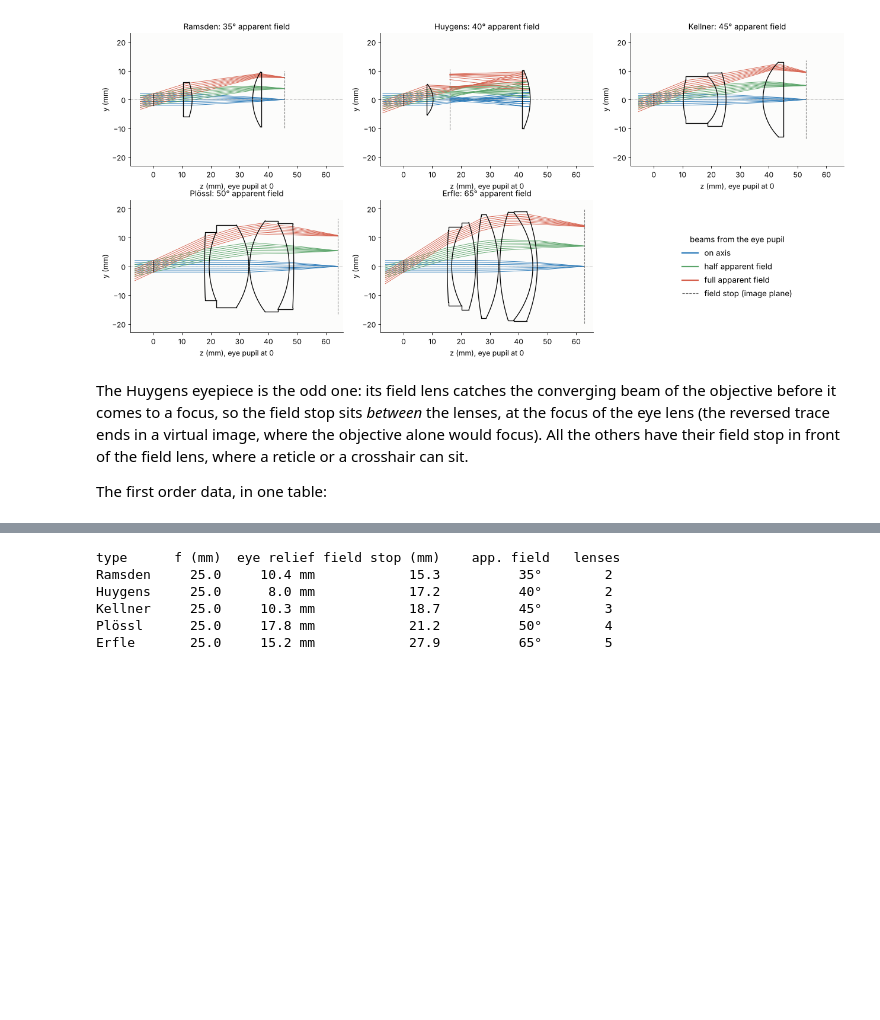
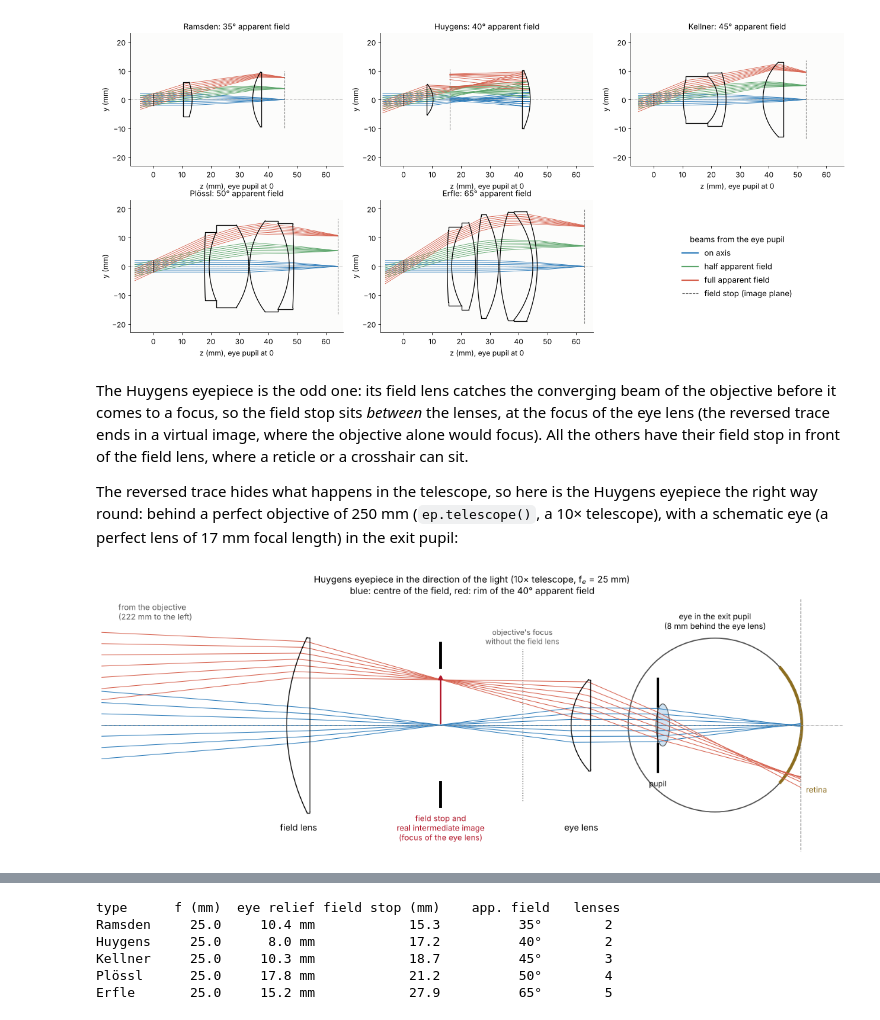
Before and after one commit to EMinsight/pyoptics, a Jupyter notebook: notebooks/171_eyepieces.ipynb, the cells around one changed output, grey strips where cells are left out. Saved outputs shown, nothing was run; the diff lists cells and outputs as text; code cells hidden in the pictures; blank space fills up the shorter version.

Commit message:
Notebook 171 (eyepieces): the Huygens eyepiece forward with an eye
Co-Authored-By: Claude Opus 5.5 <noreply@anthropic.com>
Claude-Session: https://claude.ai/code/session_01ByhmCxZP8P6jdaonFuWsms

```diff
--- a/notebooks/171_eyepieces.ipynb
+++ b/notebooks/171_eyepieces.ipynb
@@ -105,4 +105,60 @@ in a virtual image, where the objective alone would focus). All the others
 have their field stop in front of the field lens, where a reticle or a
 crosshair can sit.
 
-The first order data, in one table:
+The reversed trace hides what happens in the telescope, so here is the
+Huygens eyepiece the right way round: behind a perfect objective of 250 mm
+(`ep.telescope()`, a 10× telescope), with a schematic eye (a perfect lens
+of 17 mm focal length) in the exit pupil:
+# %%
+import copy
+from matplotlib.patches import Arc, Circle, Ellipse
+from pyoptics import raytrace as rt
+
+huygens = ep.huygens()
+tel = ep.telescope(huygens, 250.0)
+eye = rt.IdealLens(17.0, 17.0, semi_diameter=2.0, label="eye")
+s = rt.System([*tel.surfaces, eye], 0, ep.WAVELENGTHS["d"], field_angle=tel.max_field)
+z = np.concatenate([[0.0], np.cumsum([x.thickness for x in s.surfaces])])
+z_field, z_eyelens, z_eye = z[1], z[3], z[5]
+z_focus = 250.0  # where the objective alone would focus
+# the real intermediate image: the objective imaged by the field lens
+sub = rt.System([rt.IdealLens(250.0, z_field, semi_diameter=20.0), *[copy.copy(x) for x in tel.surfaces[1:3]]], 0,
+                ep.WAVELENGTHS["d"], field_angle=tel.max_field)
+sub.surfaces[-1].thickness = 0.0
+z_img = z[2] + sub.paraxial().image_distance
+chief = s.trace_pupil(tel.max_field, np.array([0.0]), np.array([0.0])).points[:, 0, :]
+t = (z_img - chief[2, 2])/(chief[3, 2] - chief[2, 2])
+y_img = chief[2, 1] + t*(chief[3, 1] - chief[2, 1])
+
+fig, ax = plt.subplots(figsize=(14, 6.4))
+s.draw(ax, fields=[0.0, tel.max_field], n_rays=7, colors=["#2a7ab9", "#d6604d"], lw=0.9)
+ax.set_xlim(z_field - 22, z_eye + 22); ax.set_ylim(-15, 15)
+ax.set_aspect("equal", adjustable="box"); ax.axis("off")
+ax.annotate("", xy=(z_img, y_img), xytext=(z_img, 0),
+            arrowprops=dict(arrowstyle="-|>", color="#b2182b", lw=2.2))
+for sgn in (1, -1):
+    ax.plot([z_img, z_img], [sgn*(abs(y_img) + 0.6), sgn*(abs(y_img) + 3.5)], color="k", lw=3.5)
+ax.text(z_img, -abs(y_img) - 4.3, "field stop and\nreal intermediate image\n(focus of the eye lens)",
+        ha="center", va="top", fontsize=10.5, color="#b2182b")
+ax.axvline(z_focus, ymin=0.2, ymax=0.8, color="0.35", ls=":", lw=1.2)
+ax.text(z_focus, 9.6, "objective's focus\nwithout the field lens", ha="center", fontsize=10,
+        color="0.35")
+ax.text(z_field + 1.4, -12.5, "field lens", ha="center", fontsize=11.5)
+ax.text(z_eyelens + 1.2, -12.5, "eye lens", ha="center", fontsize=11.5)
+ax.text(z_field - 20, 12.5, "from the objective\n({:.0f} mm to the left)".format(z_field),
+        fontsize=10.5, color="0.35")
+# the schematic eye: eyeball, iris, crystalline lens and retina
+ax.add_patch(Circle((z_eye + 6.8, 0), 10.3, fill=False, ec="0.3", lw=1.5))
+ax.add_patch(Arc((z_eye + 6.8, 0), 20.6, 20.6, theta1=-42, theta2=42, ec="#8c6d1f", lw=4))
+ax.add_patch(Ellipse((z_eye + 0.6, 0), 1.6, 5.0, fc="#cfe3f3", ec="0.3", lw=1.0))
+for sgn in (1, -1):
+    ax.plot([z_eye, z_eye], [sgn*2.2, sgn*5.5], color="k", lw=3)
+ax.text(z_eye + 6.8, 11.4, "eye in the exit pupil\n({:.0f} mm behind the eye lens)".format(
+    z_eye - z[4]), ha="center", fontsize=10.5)
+ax.text(z_eye + 17.6, -8.0, "retina", fontsize=10.5, color="#8c6d1f")
+ax.text(z_eye, -6.4, "pupil", fontsize=10, ha="center", va="top")
+ax.set_title("Huygens eyepiece in the direction of the light (10× telescope, f$_e$ = 25 mm)\n"
+             "blue: centre of the field, red: rim of the 40° apparent field", fontsize=12)
+plt.tight_layout(); plt.show()
+# %% [output]
+[figure, added]
```
Also changed, not shown: parts of 1 cell of this notebook.
